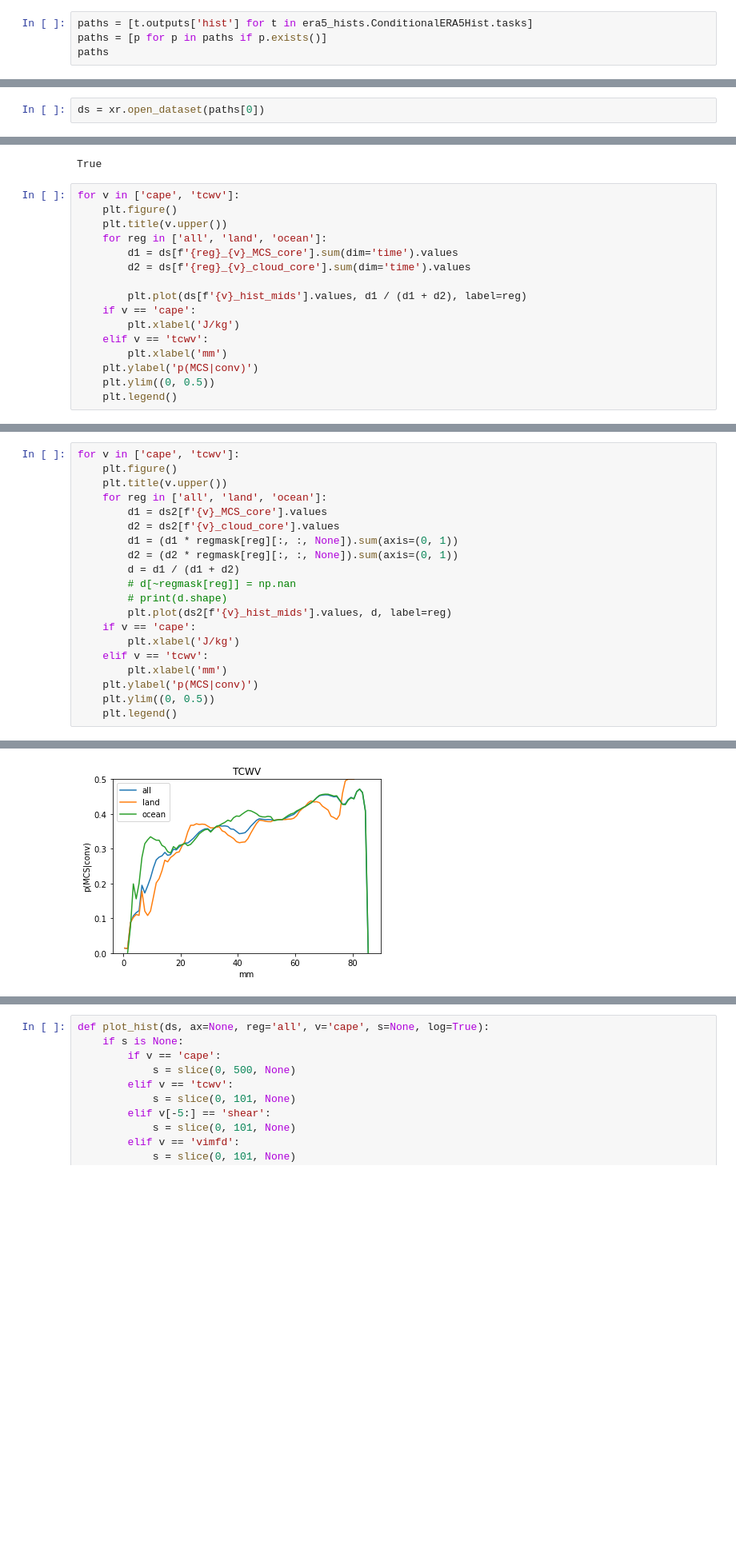
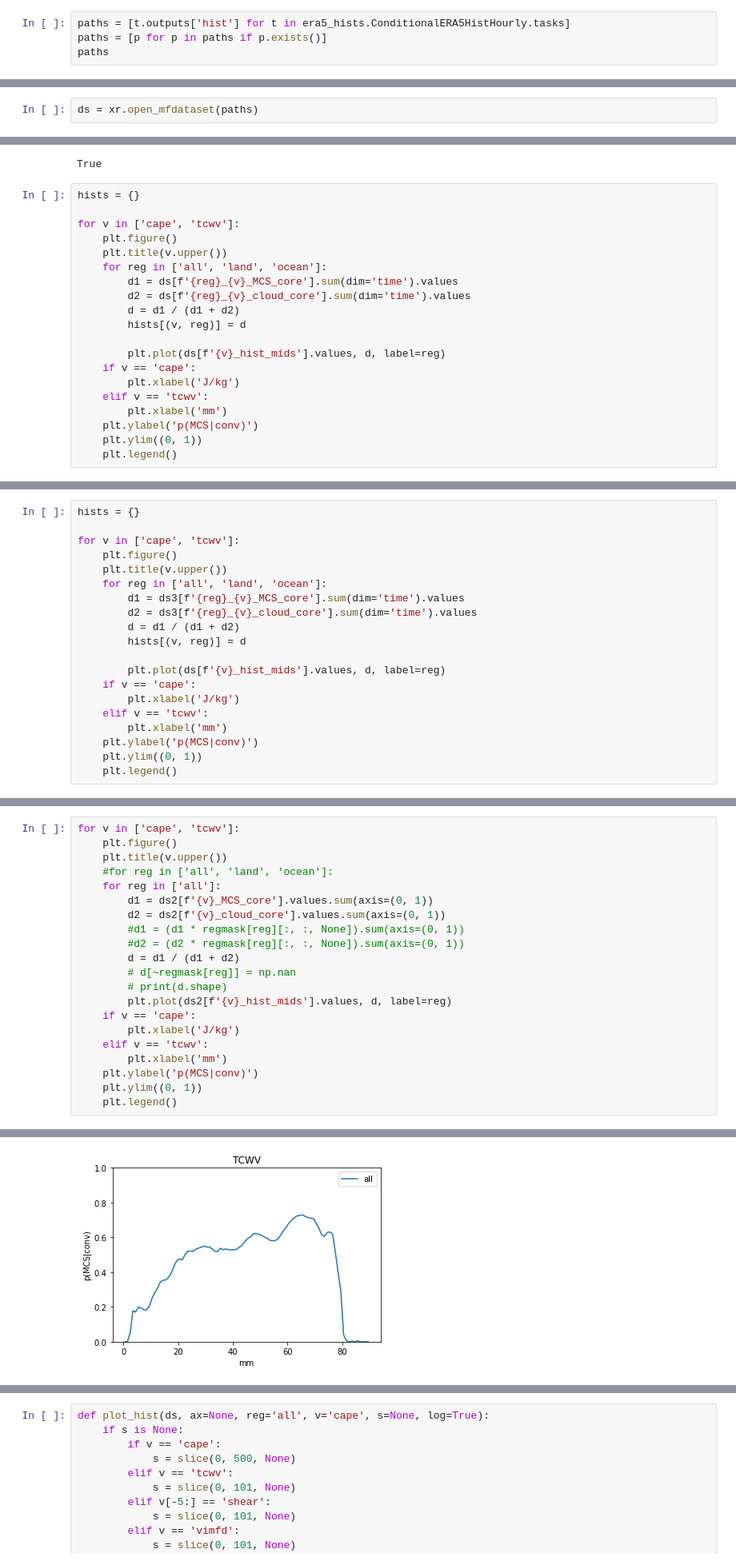
Before and after one commit to markmuetz/mcs_prime, a Jupyter notebook: ctrl/notebooks/dev/conditional_dist_exploratory.ipynb, the cells around one changed output, grey strips where cells are left out. Shown at 80% size. Drawn from its saved outputs; the diff is of its cells as text; blank space fills up the shorter version.

```diff
--- a/ctrl/notebooks/dev/conditional_dist_exploratory.ipynb
+++ b/ctrl/notebooks/dev/conditional_dist_exploratory.ipynb
@@ -100,6 +123,6 @@ array([4.42985e+05, 1.35749e+05, 1.40784e+05, 1.64294e+05, 1.89805e+05,
 Dimensions without coordinates: cape_hist_mid
 # %%
-paths = [t.outputs['hist'] for t in era5_hists.ConditionalERA5Hist.tasks]
+paths = [t.outputs['hist'] for t in era5_hists.ConditionalERA5HistHourly.tasks]
 paths = [p for p in paths if p.exists()]
 paths
 # %% [output]
@@ -115,7 +139,7 @@ paths
  PosixPath('/gws/nopw/j04/mcs_prime/mmuetz/data/mcs_prime_output/conditional_era5_histograms/2020/hourly_hist_2020_11.nc'),
  PosixPath('/gws/nopw/j04/mcs_prime/mmuetz/data/mcs_prime_output/conditional_era5_histograms/2020/hourly_hist_2020_12.nc')]
 # %%
-ds = xr.open_dataset(paths[0])
+ds = xr.open_mfdataset(paths)
 # %%
 ds
 # %% [output]
@@ -161,19 +185,23 @@ Dimensions without coordinates: cape_hist_mid
 # %% [output]
 True
 # %%
+hists = {}
+
 for v in ['cape', 'tcwv']:
     plt.figure()
     plt.title(v.upper())
     for reg in ['all', 'land', 'ocean']:
         d1 = ds[f'{reg}_{v}_MCS_core'].sum(dim='time').values
         d2 = ds[f'{reg}_{v}_cloud_core'].sum(dim='time').values
+        d = d1 / (d1 + d2)
+        hists[(v, reg)] = d
 
-        plt.plot(ds[f'{v}_hist_mids'].values, d1 / (d1 + d2), label=reg)
+        plt.plot(ds[f'{v}_hist_mids'].values, d, label=reg)
     if v == 'cape':
         plt.xlabel('J/kg')
     elif v == 'tcwv':
         plt.xlabel('mm')
     plt.ylabel('p(MCS|conv)')
-    plt.ylim((0, 0.5))
+    plt.ylim((0, 1))
     plt.legend()
 # %% [output]
@@ -181,0 +210,20 @@ for v in ['cape', 'tcwv']:
+# %%
+hists = {}
+
+for v in ['cape', 'tcwv']:
+    plt.figure()
+    plt.title(v.upper())
+    for reg in ['all', 'land', 'ocean']:
+        d1 = ds3[f'{reg}_{v}_MCS_core'].sum(dim='time').values
+        d2 = ds3[f'{reg}_{v}_cloud_core'].sum(dim='time').values
+        d = d1 / (d1 + d2)
+        hists[(v, reg)] = d
+
+        plt.plot(ds[f'{v}_hist_mids'].values, d, label=reg)
+    if v == 'cape':
+        plt.xlabel('J/kg')
+    elif v == 'tcwv':
+        plt.xlabel('mm')
+    plt.ylabel('p(MCS|conv)')
+    plt.ylim((0, 1))
+    plt.legend()
@@ -183,11 +234,12 @@ for v in ['cape', 'tcwv']:
 for v in ['cape', 'tcwv']:
     plt.figure()
     plt.title(v.upper())
-    for reg in ['all', 'land', 'ocean']:
-        d1 = ds2[f'{v}_MCS_core'].values
-        d2 = ds2[f'{v}_cloud_core'].values
-        d1 = (d1 * regmask[reg][:, :, None]).sum(axis=(0, 1))
-        d2 = (d2 * regmask[reg][:, :, None]).sum(axis=(0, 1))
+    #for reg in ['all', 'land', 'ocean']:
+    for reg in ['all']:
+        d1 = ds2[f'{v}_MCS_core'].values.sum(axis=(0, 1))
+        d2 = ds2[f'{v}_cloud_core'].values.sum(axis=(0, 1))
+        #d1 = (d1 * regmask[reg][:, :, None]).sum(axis=(0, 1))
+        #d2 = (d2 * regmask[reg][:, :, None]).sum(axis=(0, 1))
         d = d1 / (d1 + d2)
         # d[~regmask[reg]] = np.nan
         # print(d.shape)
@@ -197,6 +249,6 @@ for v in ['cape', 'tcwv']:
     elif v == 'tcwv':
         plt.xlabel('mm')
     plt.ylabel('p(MCS|conv)')
-    plt.ylim((0, 0.5))
+    plt.ylim((0, 1))
     plt.legend()
 # %% [output]
@@ -204 +256 @@ for v in ['cape', 'tcwv']:
-[figure, old version]
+[figure, new version]
```
Also changed, not shown: parts of 40 cells of this notebook, 3 other files.
